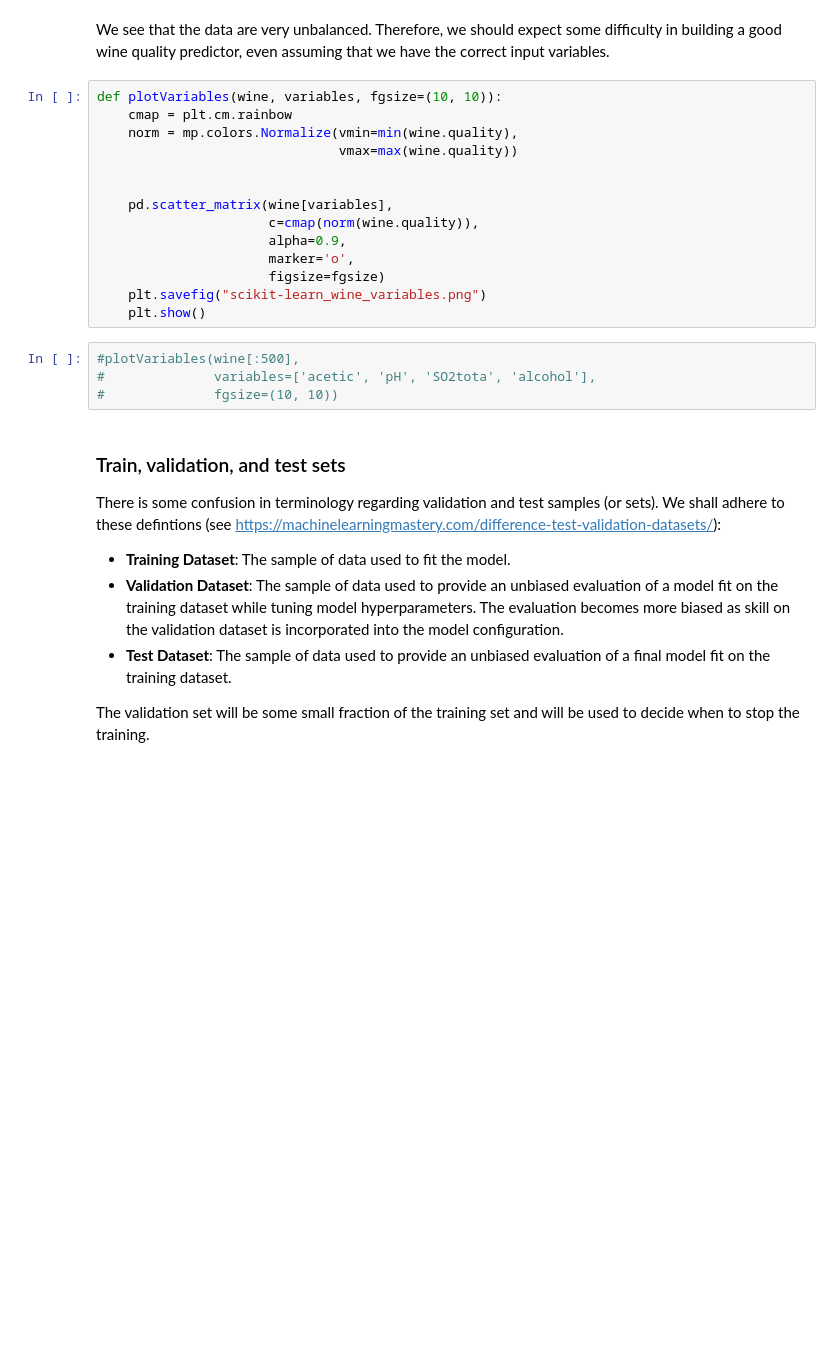
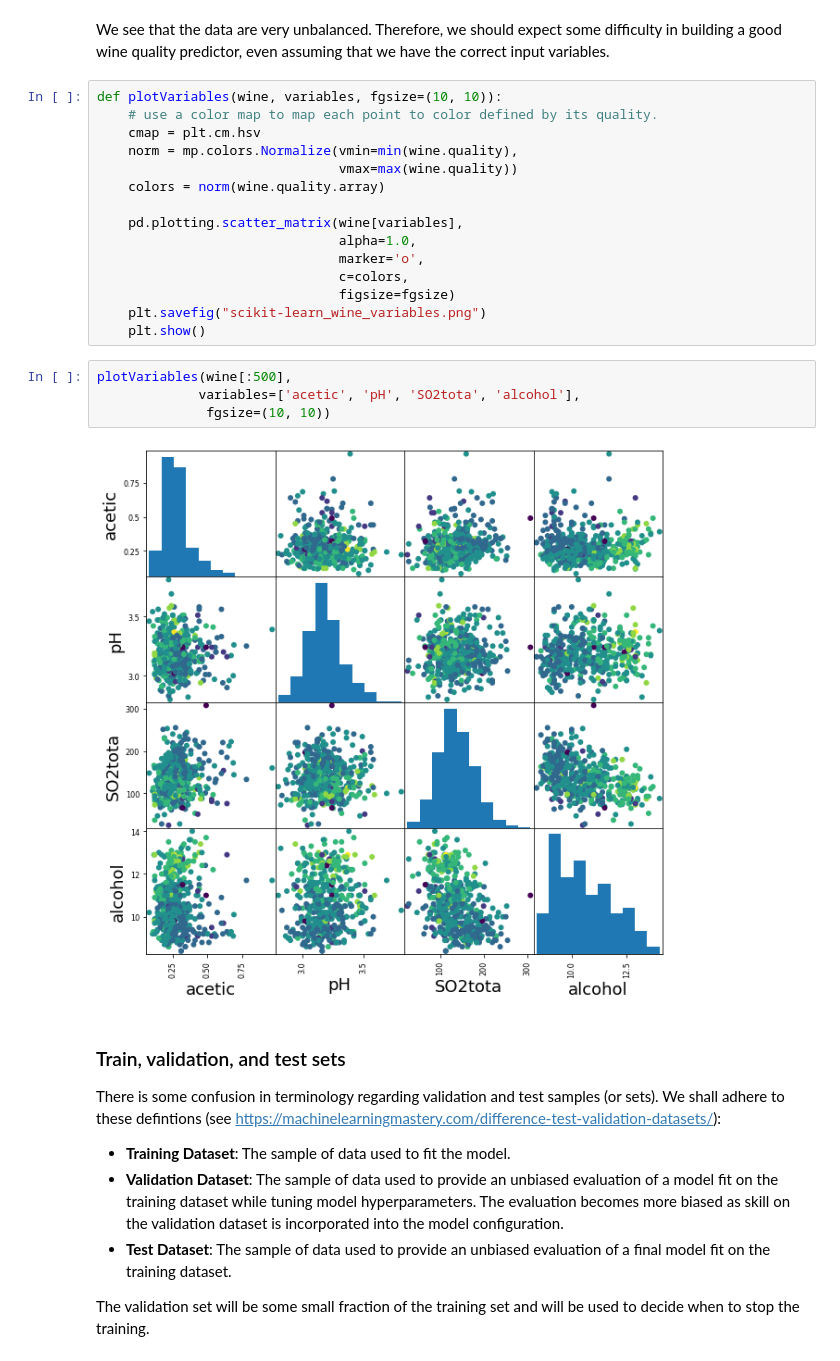
Before and after one commit to hbprosper/BariML, a Jupyter notebook: sklearn/scikit-learn_exercise_1.ipynb, the cells around one changed output. Cells and saved outputs as stored; diff of their text form; blank space fills up the shorter version.

```diff
--- a/sklearn/scikit-learn_exercise_1.ipynb
+++ b/sklearn/scikit-learn_exercise_1.ipynb
@@ -118,22 +115,25 @@ c, m = plotVariable(wine, 'quality', 'wine quality', (0, 1), 40)
 We see that the data are very unbalanced. Therefore, we should expect some difficulty in building a good wine quality predictor, even assuming that we have the correct input variables.
 # %%
 def plotVariables(wine, variables, fgsize=(10, 10)):
-    cmap = plt.cm.rainbow
+    # use a color map to map each point to color defined by its quality.
+    cmap = plt.cm.hsv
     norm = mp.colors.Normalize(vmin=min(wine.quality),
                                vmax=max(wine.quality))
+    colors = norm(wine.quality.array)
 
-
-    pd.scatter_matrix(wine[variables],
-                      c=cmap(norm(wine.quality)),
-                      alpha=0.9,
-                      marker='o',
-                      figsize=fgsize)
+    pd.plotting.scatter_matrix(wine[variables],
+                               alpha=1.0,
+                               marker='o',
+                               c=colors,
+                               figsize=fgsize)
     plt.savefig("scikit-learn_wine_variables.png")
     plt.show()
 # %%
-#plotVariables(wine[:500],
-#              variables=['acetic', 'pH', 'SO2tota', 'alcohol'],
-#              fgsize=(10, 10))
+plotVariables(wine[:500],
+             variables=['acetic', 'pH', 'SO2tota', 'alcohol'],
+              fgsize=(10, 10))
+# %% [output]
+[figure, added]
 # %% [markdown]
 ### Train, validation, and test sets
 There is some confusion in terminology regarding validation and test samples (or sets). We shall adhere to these defintions (see https://machinelearningmastery.com/difference-test-validation-datasets/):
```
Also changed, not shown: parts of 4 cells of this notebook, 5 other files.
